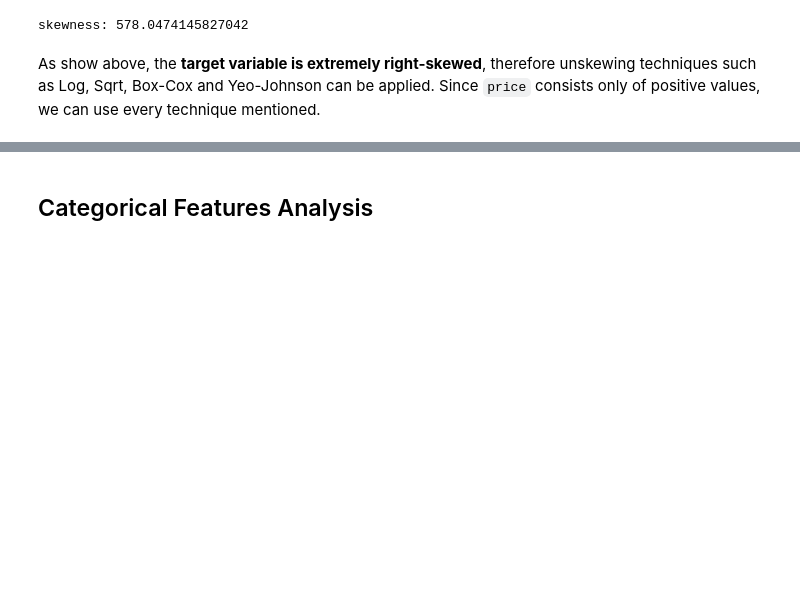
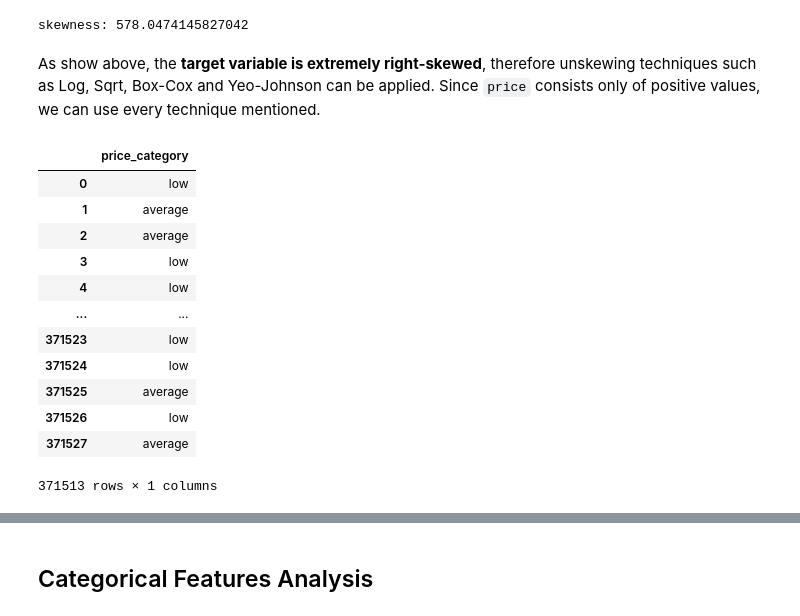
Before and after one commit to hadjoullis/epl448, a Jupyter notebook: demo.ipynb, the cells around one changed output, grey strips where cells are left out. Drawn from its saved outputs; the diff is of its cells as text; code cells hidden in the pictures; blank space fills up the shorter version.

```diff
--- a/demo.ipynb
+++ b/demo.ipynb
@@ -318,3 +318,21 @@ print('skewness:', df['price'].skew())
 skewness: 578.0474145827042
 # %% [markdown]
 As show above, the **target variable is extremely right-skewed**, therefore unskewing techniques such as Log, Sqrt, Box-Cox and Yeo-Johnson can be applied. Since `price` consists only of positive values, we can use every technique mentioned.
+# %%
+bins = pd.cut(df['price'], bins=[0, 5000, 50000, np.inf], labels=["low", "average", "high"])
+bins_df = pd.DataFrame({'price_category': bins})
+bins_df
+# %% [output]
+|  | price_category |
+| 0 | low |
+| 1 | average |
+| 2 | average |
+| 3 | low |
+| 4 | low |
+| ... | ... |
+| 371523 | low |
+| 371524 | low |
+| 371525 | average |
+| 371526 | low |
+| 371527 | average |
+371513 rows × 1 columns
```
Also changed, not shown: parts of 3 cells of this notebook.
